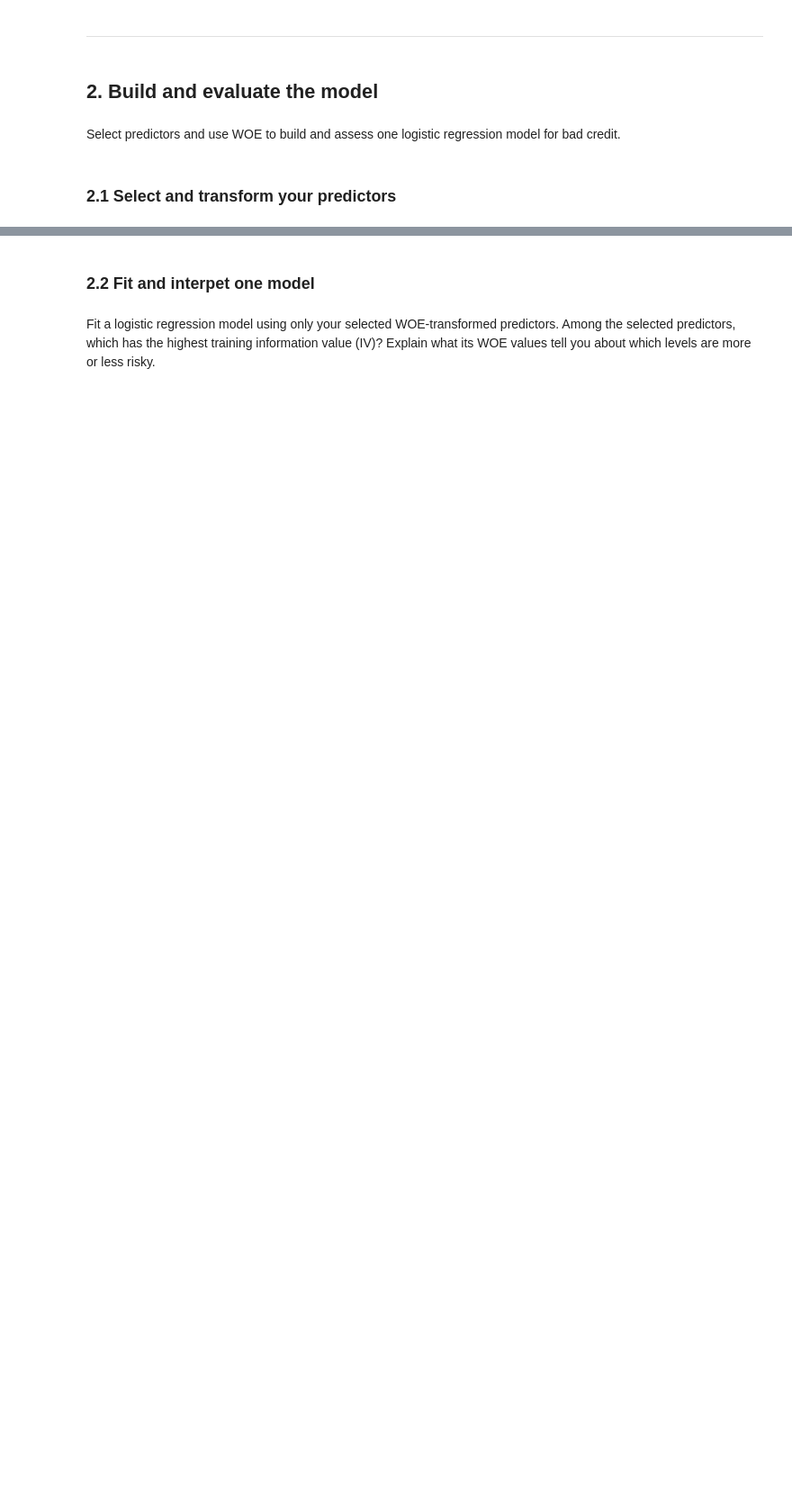
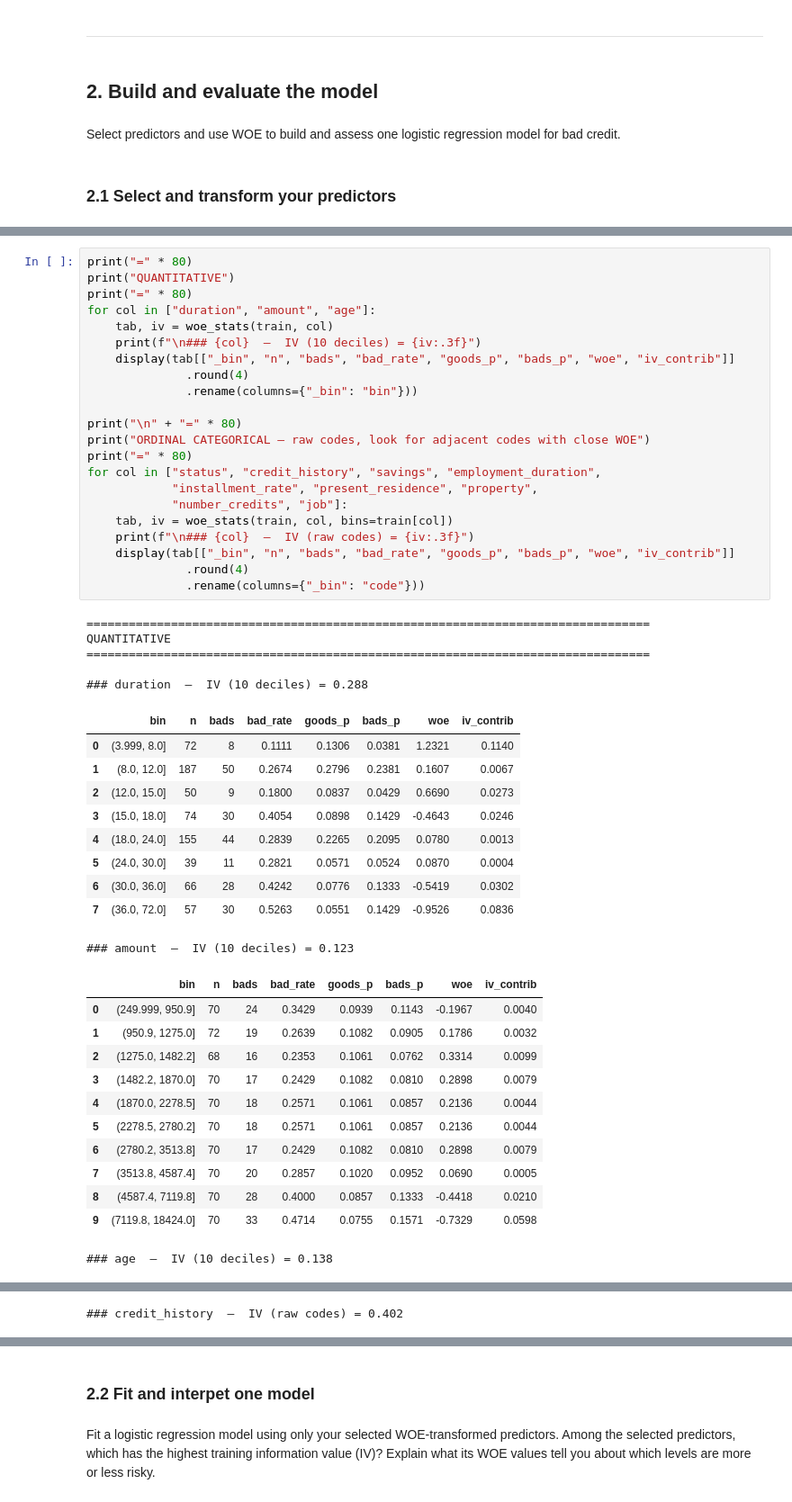
Before and after one commit to Muten-Roshi-Sama/data-science-for-business-KUL, a Jupyter notebook: credit-risk-analysis/A1_Notebook.ipynb, the cells around one changed output, grey strips where cells are left out. Shown at 90% size. Saved outputs shown, nothing was run; the diff lists cells and outputs as text; blank space fills up the shorter version.

```diff
--- a/credit-risk-analysis/A1_Notebook.ipynb
+++ b/credit-risk-analysis/A1_Notebook.ipynb
@@ -554,0 +589,50 @@ categories where appropriate. Transform every selected predictor using weights o
+# %%
+print("=" * 80)
+print("QUANTITATIVE")
+print("=" * 80)
+for col in ["duration", "amount", "age"]:
+    tab, iv = woe_stats(train, col)
+    print(f"\n### {col}  —  IV (10 deciles) = {iv:.3f}")
+    display(tab[["_bin", "n", "bads", "bad_rate", "goods_p", "bads_p", "woe", "iv_contrib"]]
+              .round(4)
+              .rename(columns={"_bin": "bin"}))
+
+print("\n" + "=" * 80)
+print("ORDINAL CATEGORICAL — raw codes, look for adjacent codes with close WOE")
+print("=" * 80)
+for col in ["status", "credit_history", "savings", "employment_duration",
+            "installment_rate", "present_residence", "property",
+            "number_credits", "job"]:
+    tab, iv = woe_stats(train, col, bins=train[col])
+    print(f"\n### {col}  —  IV (raw codes) = {iv:.3f}")
+    display(tab[["_bin", "n", "bads", "bad_rate", "goods_p", "bads_p", "woe", "iv_contrib"]]
+              .round(4)
+              .rename(columns={"_bin": "code"}))
+# %% [output]
+================================================================================
+QUANTITATIVE
+================================================================================
+
+### duration  —  IV (10 deciles) = 0.288
+|  | bin | n | bads | bad_rate | goods_p | bads_p | woe | iv_contrib |
+| 0 | (3.999, 8.0] | 72 | 8 | 0.1111 | 0.1306 | 0.0381 | 1.2321 | 0.1140 |
+| 1 | (8.0, 12.0] | 187 | 50 | 0.2674 | 0.2796 | 0.2381 | 0.1607 | 0.0067 |
+| 2 | (12.0, 15.0] | 50 | 9 | 0.1800 | 0.0837 | 0.0429 | 0.6690 | 0.0273 |
+| 3 | (15.0, 18.0] | 74 | 30 | 0.4054 | 0.0898 | 0.1429 | -0.4643 | 0.0246 |
+| 4 | (18.0, 24.0] | 155 | 44 | 0.2839 | 0.2265 | 0.2095 | 0.0780 | 0.0013 |
+| 5 | (24.0, 30.0] | 39 | 11 | 0.2821 | 0.0571 | 0.0524 | 0.0870 | 0.0004 |
+| 6 | (30.0, 36.0] | 66 | 28 | 0.4242 | 0.0776 | 0.1333 | -0.5419 | 0.0302 |
+| 7 | (36.0, 72.0] | 57 | 30 | 0.5263 | 0.0551 | 0.1429 | -0.9526 | 0.0836 |
+### amount  —  IV (10 deciles) = 0.123
+|  | bin | n | bads | bad_rate | goods_p | bads_p | woe | iv_contrib |
+| 0 | (249.999, 950.9] | 70 | 24 | 0.3429 | 0.0939 | 0.1143 | -0.1967 | 0.0040 |
+| 1 | (950.9, 1275.0] | 72 | 19 | 0.2639 | 0.1082 | 0.0905 | 0.1786 | 0.0032 |
+| 2 | (1275.0, 1482.2] | 68 | 16 | 0.2353 | 0.1061 | 0.0762 | 0.3314 | 0.0099 |
+| 3 | (1482.2, 1870.0] | 70 | 17 | 0.2429 | 0.1082 | 0.0810 | 0.2898 | 0.0079 |
+| 4 | (1870.0, 2278.5] | 70 | 18 | 0.2571 | 0.1061 | 0.0857 | 0.2136 | 0.0044 |
+| 5 | (2278.5, 2780.2] | 70 | 18 | 0.2571 | 0.1061 | 0.0857 | 0.2136 | 0.0044 |
+| 6 | (2780.2, 3513.8] | 70 | 17 | 0.2429 | 0.1082 | 0.0810 | 0.2898 | 0.0079 |
+| 7 | (3513.8, 4587.4] | 70 | 20 | 0.2857 | 0.1020 | 0.0952 | 0.0690 | 0.0005 |
+| 8 | (4587.4, 7119.8] | 70 | 28 | 0.4000 | 0.0857 | 0.1333 | -0.4418 | 0.0210 |
+| 9 | (7119.8, 18424.0] | 70 | 33 | 0.4714 | 0.0755 | 0.1571 | -0.7329 | 0.0598 |
+### age  —  IV (10 deciles) = 0.138
@@ -554,0 +660 @@ categories where appropriate. Transform every selected predictor using weights o
+### credit_history  —  IV (raw codes) = 0.402
```
Also changed, not shown: parts of 18 cells of this notebook.
